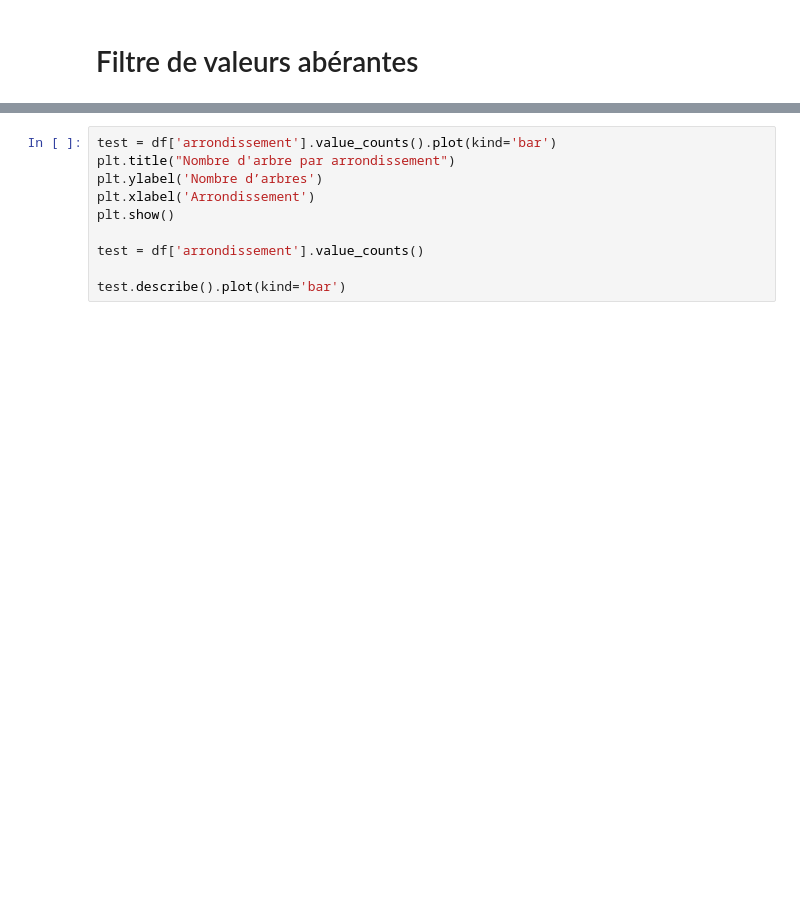
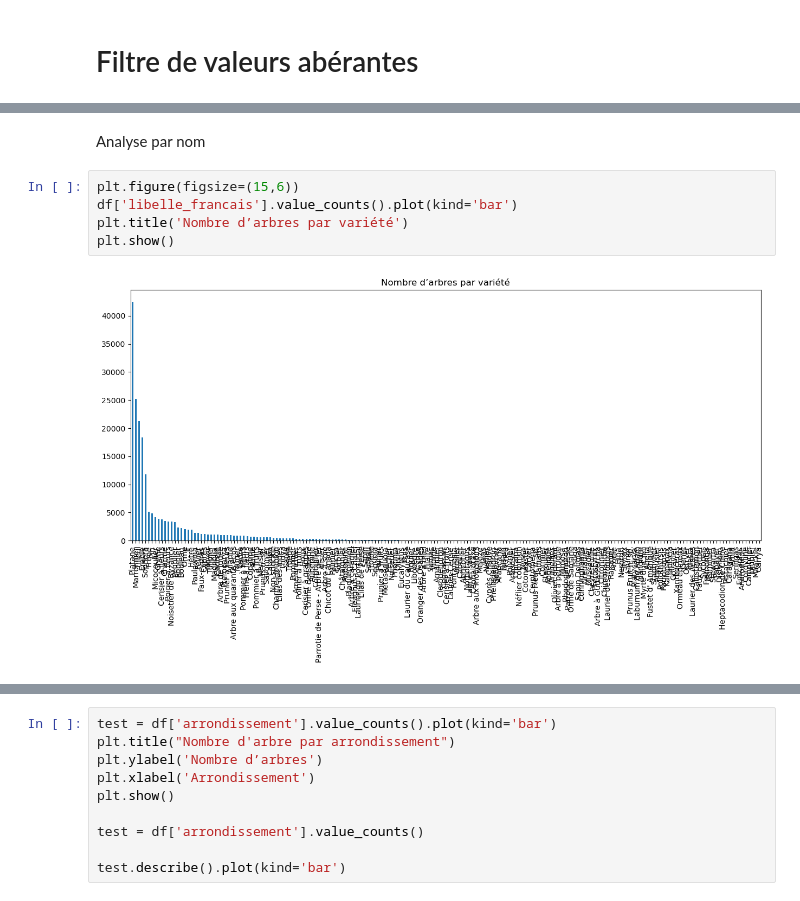
Before and after one commit to CYBA7K2M-DATAPROJ/participate_at_smart_city_competition, a Jupyter notebook: data-set-exploration.ipynb, the cells around one changed output, grey strips where cells are left out. Cells and saved outputs as stored; diff of their text form; blank space fills up the shorter version.

```diff
--- a/data-set-exploration.ipynb
+++ b/data-set-exploration.ipynb
@@ -182,0 +185,9 @@ df = filtered_df
+# %% [markdown]
+Analyse par nom
+# %%
+plt.figure(figsize=(15,6))
+df['libelle_francais'].value_counts().plot(kind='bar')
+plt.title('Nombre d’arbres par variété')
+plt.show()
+# %% [output]
+[figure, added]
```
Also changed, not shown: parts of 24 cells of this notebook, 3 other files.
